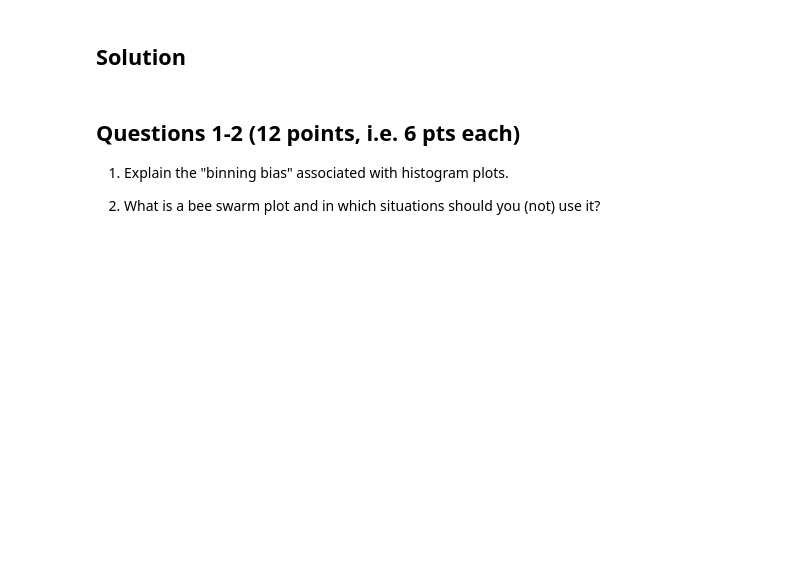
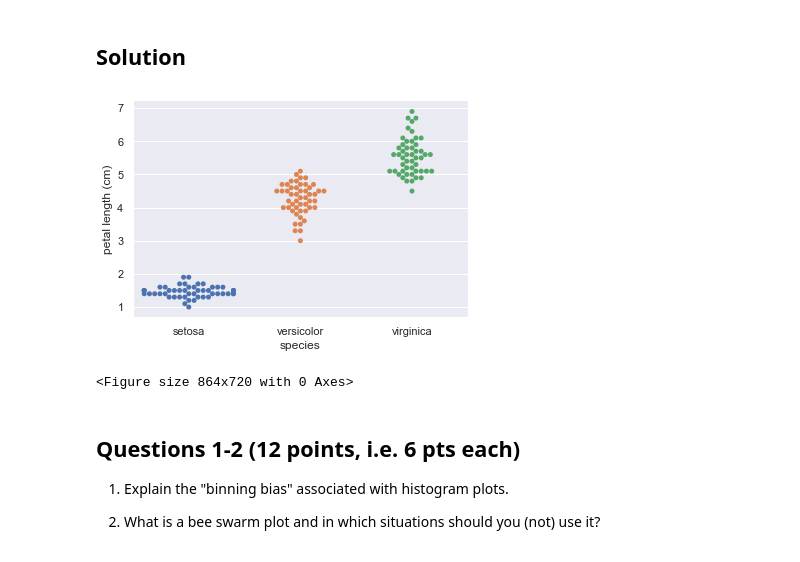
Before and after one commit to AdamCorbinFAUPhD/CAP5768-Intro-to-Data-Science, a Jupyter notebook: assignment_3/CAP5768_Assignment3_Corbin_Adam.ipynb, the cells around one changed output. Cells and saved outputs as stored; diff of their text form; code cells hidden in the pictures; blank space fills up the shorter version.

```diff
--- a/assignment_3/CAP5768_Assignment3_Corbin_Adam.ipynb
+++ b/assignment_3/CAP5768_Assignment3_Corbin_Adam.ipynb
@@ -135,3 +154,11 @@ Your plot should look like this:
+# %%
+sns.swarmplot(x='species', y='petal_length', data=iris)
+plt.xlabel('species')
+plt.ylabel('petal length (cm)')
+plt.show()
+# %% [output]
+[figure, added]
+<Figure size 864x720 with 0 Axes>
 # %% [markdown]
 ## Questions 1-2 (12 points, i.e. 6 pts each)
 
```
Also changed, not shown: parts of 11 cells of this notebook.
